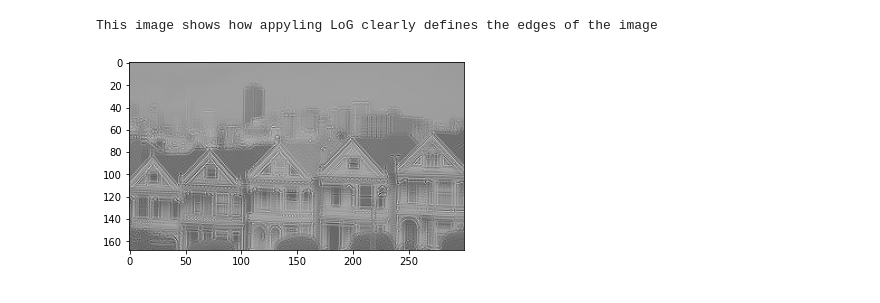
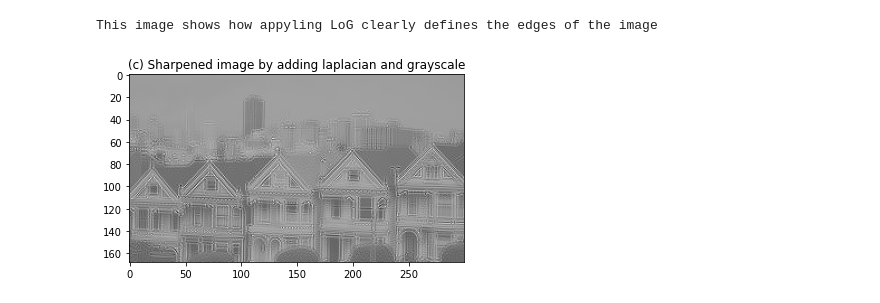
Before and after one commit to adityav1810/Semester_5_Labs, a Jupyter notebook: ECSE341L-ImageProcessing/LAB6/Lab6.ipynb, the cells around one changed output. Saved outputs shown, nothing was run; the diff lists cells and outputs as text; code cells hidden in the pictures.

```diff
--- a/ECSE341L-ImageProcessing/LAB6/Lab6.ipynb
+++ b/ECSE341L-ImageProcessing/LAB6/Lab6.ipynb
@@ -86,10 +88,11 @@ img=cv2.imread(imgpath)
 gray = cv2.cvtColor(img, cv2.COLOR_BGR2GRAY)
 laplacian = cv2.Laplacian(gray,cv2.CV_64F)
 # %%
-sharpened_img=laplacian+gray
+sharpened_img=gray+laplacian
 # %%
 
 plt.imshow(sharpened_img, cmap=plt.cm.gray)
+plt.title('(c) Sharpened image by adding laplacian and grayscale')
 plt.show()
 # %% [output]
-[figure, old version]
+[figure, new version]
```
Also changed, not shown: parts of 6 cells of this notebook.
